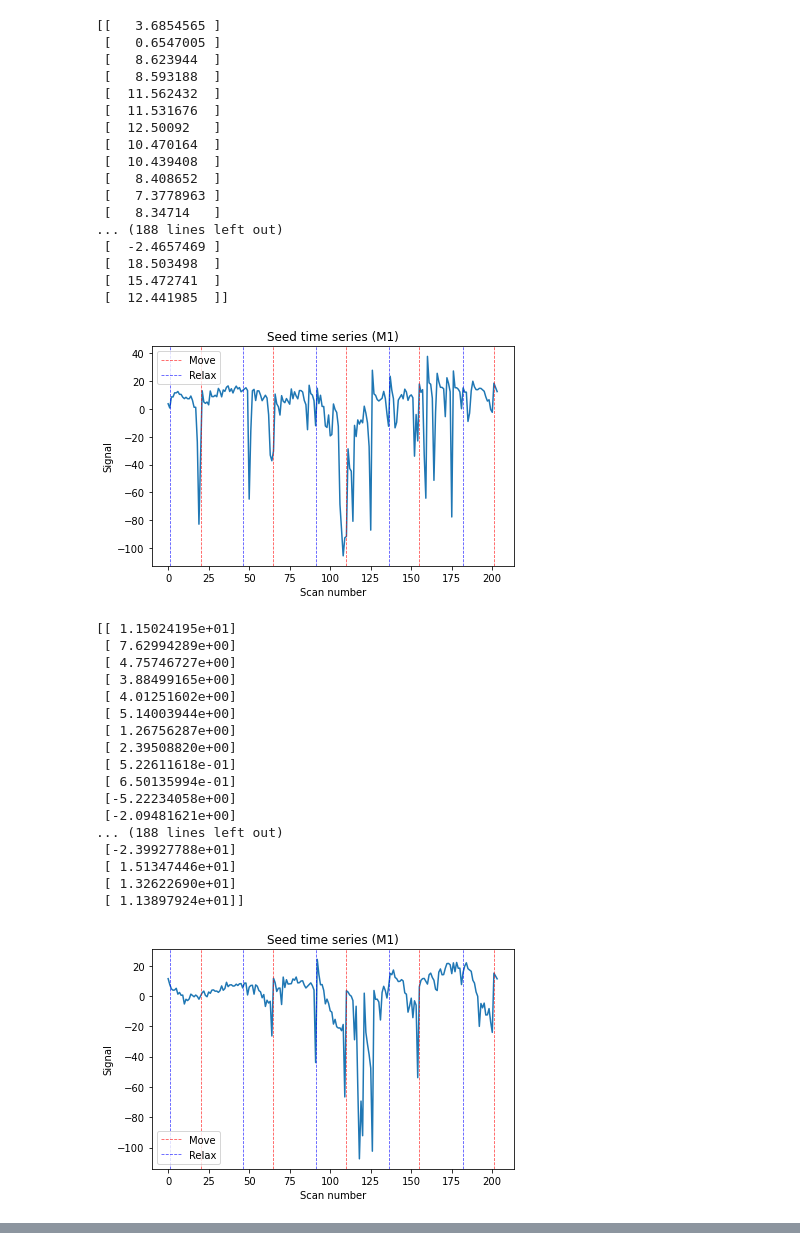
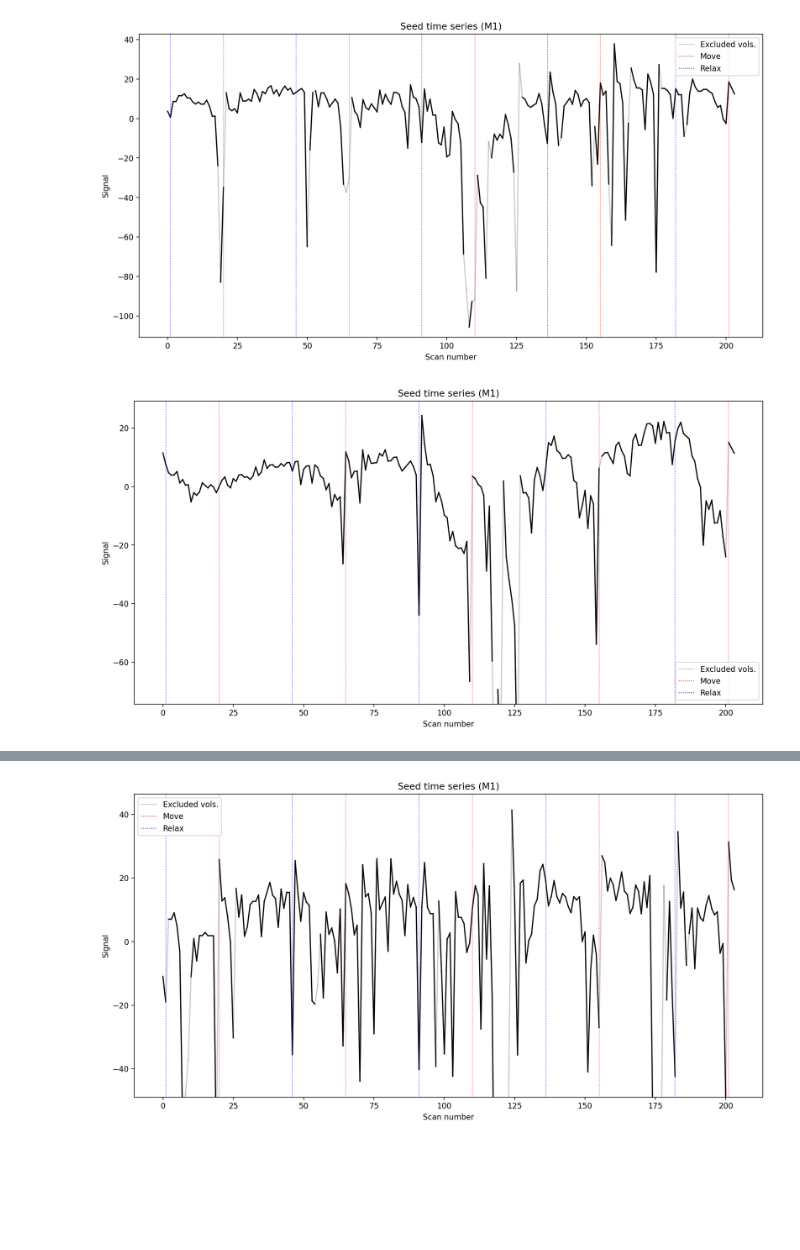
Before and after one commit to davide-aloi/raindrop_analyses_fmri_eeg, a Jupyter notebook: fmri/exploratory_data_analysis/visualise_bold_rois.ipynb, the cells around one changed output, grey strips where cells are left out. Saved outputs shown, nothing was run; the diff lists cells and outputs as text; code cells hidden in the pictures; blank space fills up the shorter version.

Commit message:
plots added

```diff
--- a/fmri/exploratory_data_analysis/visualise_bold_rois.ipynb
+++ b/fmri/exploratory_data_analysis/visualise_bold_rois.ipynb
@@ -12 +20,8 @@ import pandas as pd
+# %%
+def plot_interrupted_ts(ts, regr):
+    for i in range(0, len(ts)-1):
+        if regr[i] != 0:
+            plt.plot([i,i+1], [ts[i],ts[i+1]],  linestyle="-", color = 'black')
+        else:
+            plt.plot([i,i+1], [ts[i],ts[i+1]],  linestyle="-", color = 'black', alpha = 0.2)
 # %%
@@ -159,91 +150,57 @@ array([1, 0, 1, 1, 1, 1, 1, 1, 1, 0, 0, 0, 0, 0, 0, 0, 1, 1, 1, 1, 1, 1,
 # %%
-c = (-25,-33,37)
-mm = 12
+c = (-25,-33,37) # centre seed
+mm = 12 # mm sphere
 
 # week 02
-plot_time_series_from_sphere(scan_data1, events, events_relax, c, mm, 'Seed time series (M1)', detrend = True)
+plot_time_series_from_sphere(scan_data1, events, events_relax, c, mm, 'Seed time series (M1)', rp = rp1, detrend = True)
 plt.savefig('w02_d01_pre.jpg', dpi=300)
 plt.show()
 
-plot_time_series_from_sphere(scan_data2, events, events_relax,  c, mm, 'Seed time series (M1)', detrend = True)
+plot_time_series_from_sphere(scan_data2, events, events_relax,  c, mm, 'Seed time series (M1)', rp = rp2, detrend = True)
 plt.savefig('w02_d01_post.jpg', dpi=300)
 plt.show()
 
-plot_time_series_from_sphere(scan_data3, events, events_relax, c, mm, 'Seed time series (M1)', detrend = True)
+plot_time_series_from_sphere(scan_data3, events, events_relax, c, mm, 'Seed time series (M1)', rp = rp3, detrend = True)
 plt.savefig('w02_d05_pre.jpg', dpi=300)
 plt.show()
 
-plot_time_series_from_sphere(scan_data4, events, events_relax, c, mm, 'Seed time series (M1)', detrend = True)
+plot_time_series_from_sphere(scan_data4, events, events_relax, c, mm, 'Seed time series (M1)', rp = rp4, detrend = True)
 plt.savefig('w02_d05_post.jpg', dpi=300)
 plt.show()
 
 # week 04
-plot_time_series_from_sphere(scan_data5, events, events_relax, c, mm, 'Seed time series (M1)', detrend = True)
+plot_time_series_from_sphere(scan_data5, events, events_relax, c, mm, 'Seed time series (M1)', rp = rp5, detrend = True)
 plt.savefig('w04_d01_pre.jpg', dpi=300)
 plt.show()
 
-plot_time_series_from_sphere(scan_data6, events, events_relax, c, mm, 'Seed time series (M1)', detrend = True)
+plot_time_series_from_sphere(scan_data6, events, events_relax, c, mm, 'Seed time series (M1)', rp = rp6, detrend = True)
 plt.savefig('w04_d01_post.jpg', dpi=300)
 plt.show()
 
-plot_time_series_from_sphere(scan_data7, events, events_relax, c, mm, 'Seed time series (M1)', detrend = True)
+plot_time_series_from_sphere(scan_data7, events, events_relax, c, mm, 'Seed time series (M1)',rp = rp7, detrend = True)
 plt.savefig('w04_d05_pre.jpg', dpi=300)
 plt.show()
 
-plot_time_series_from_sphere(scan_data8, events, events_relax, c, mm, 'Seed time series (M1)', detrend = True)
+plot_time_series_from_sphere(scan_data8, events, events_relax, c, mm, 'Seed time series (M1)', rp = rp8, detrend = True)
 plt.savefig('w04_d05_post.jpg', dpi=300)
 plt.show()
 
 # week 06
-plot_time_series_from_sphere(scan_data9, events, events_relax, c, mm, 'Seed time series (M1)', detrend = True)
+plot_time_series_from_sphere(scan_data9, events, events_relax, c, mm, 'Seed time series (M1)', rp = rp9, detrend = True)
 plt.savefig('w06_d01_pre.jpg', dpi=300)
 plt.show()
 
-plot_time_series_from_sphere(scan_data10, events, events_relax, c, mm, 'Seed time series (M1)', detrend = True)
+plot_time_series_from_sphere(scan_data10, events, events_relax, c, mm, 'Seed time series (M1)', rp = rp10, detrend = True)
 plt.savefig('w06_d01_post.jpg', dpi=300)
 plt.show()
 
-plot_time_series_from_sphere(scan_data11, events, events_relax, c, mm, 'Seed time series (M1)', detrend = True)
+plot_time_series_from_sphere(scan_data11, events, events_relax, c, mm, 'Seed time series (M1)', rp = rp11, detrend = True)
 plt.savefig('w06_d05_pre.jpg', dpi=300)
 plt.show()
 
-plot_time_series_from_sphere(scan_data12, events, events_relax, c, mm, 'Seed time series (M1)', detrend = True)
+plot_time_series_from_sphere(scan_data12, events, events_relax, c, mm, 'Seed time series (M1)', rp = rp12, detrend = True)
 plt.savefig('w06_d05_post.jpg', dpi=300)
 plt.show()
 # %% [output]
-[[   3.6854565 ]
- [   0.6547005 ]
- [   8.623944  ]
- [   8.593188  ]
- [  11.562432  ]
- [  11.531676  ]
- [  12.50092   ]
- [  10.470164  ]
- [  10.439408  ]
- [   8.408652  ]
- [   7.3778963 ]
- [   8.34714   ]
-... (188 lines left out)
- [  -2.4657469 ]
- [  18.503498  ]
- [  15.472741  ]
- [  12.441985  ]]
-[figure, old version]
+[figure, new version]
-[[ 1.15024195e+01]
- [ 7.62994289e+00]
- [ 4.75746727e+00]
- [ 3.88499165e+00]
- [ 4.01251602e+00]
- [ 5.14003944e+00]
- [ 1.26756287e+00]
- [ 2.39508820e+00]
- [ 5.22611618e-01]
- [ 6.50135994e-01]
- [-5.22234058e+00]
- [-2.09481621e+00]
-... (188 lines left out)
- [-2.39927788e+01]
- [ 1.51347446e+01]
- [ 1.32622690e+01]
- [ 1.13897924e+01]]
-[figure, old version]
+[figure, new version]
@@ -322,0 +211 @@ plt.show()
+[figure, added]
```
Also changed, not shown: parts of 5 cells of this notebook, 28 other files.
